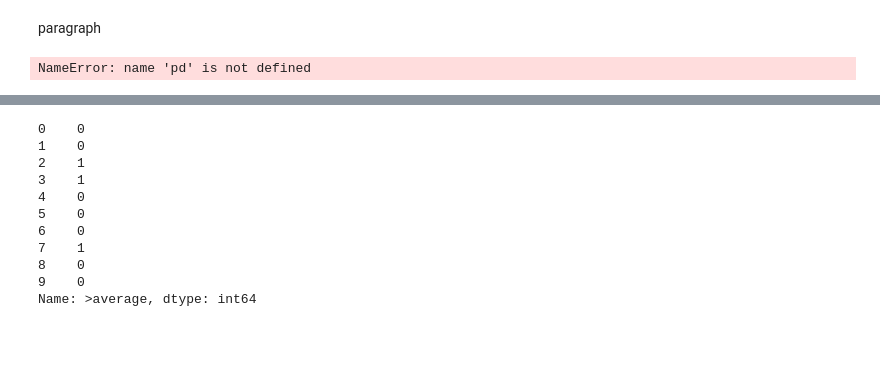
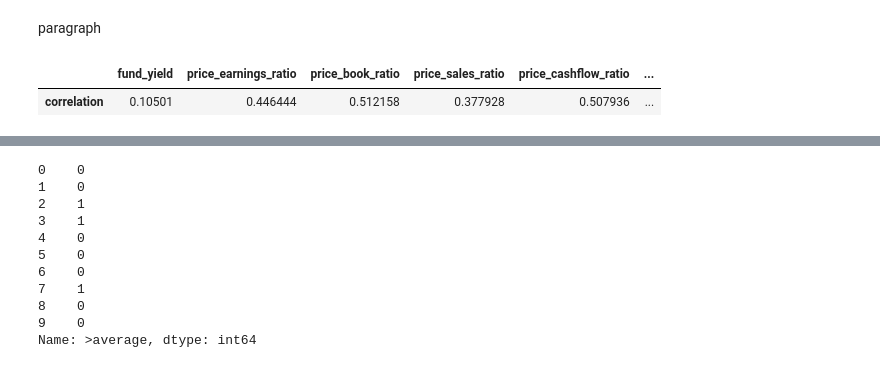
Before and after one commit to ctr48/Info2950FinalProject, a Jupyter notebook: May11V1.ipynb, the cells around one changed output, grey strips where cells are left out. Saved outputs shown, nothing was run; the diff lists cells and outputs as text; code cells hidden in the pictures; blank space fills up the shorter version.

```diff
--- a/May11V1.ipynb
+++ b/May11V1.ipynb
@@ -809,42 +869,45 @@ paragraph
 df_mf_highest_corrs=pd.DataFrame(index=['correlation'])
 df_etf_highest_corrs=pd.DataFrame(index=['correlation'])
 # %%
-mf_joined=pd.merge(df_mf,df_mf_ratios).merge(df_mf_stats)
-etf_joined=pd.merge(df_etf,df_etf_ratios).merge(df_etf_stats)
+#mf_joined=pd.merge(df_mf,df_mf_ratios).merge(df_mf_stats)
+#etf_joined=pd.merge(df_etf,df_etf_ratios).merge(df_etf_stats)
 predictors=['fund_yield',
             'fund_net_annual_expense_ratio',
             'price_earnings_ratio',
             'price_book_ratio',
             'price_sales_ratio',
             'price_cashflow_ratio',
             'fund_sharpe_ratio_3years',
             'fund_sharpe_ratio_5years',
             'fund_sharpe_ratio_10years',
             'fund_alpha_3years',
             'fund_alpha_5years',
             'fund_alpha_10years',
             'fund_treynor_ratio_3years',
             'fund_treynor_ratio_5years',
             'fund_treynor_ratio_10years',
            ]
 
-mf_corrz=bootstrap_correlations(mf_joined,predictors,'fund_return_ytd',50,30)
-etf_corrz=bootstrap_correlations(etf_joined,predictors,'fund_return_ytd',50,30)
+for predictor in predictors:
+    fresh_mf=df_mf2
+    mfcorr=bootstrap_correlations(fresh_mf,[predictor],'fund_return_ytd',50,30)
+    filter_correlations(mfcorr,df_mf_highest_corrs)
 
-
-filter_correlations(mf_corrz,df_mf_highest_corrs)
-filter_correlations(etf_corrz,df_etf_highest_corrs)
+    fresh_etf=df_etf2
+    etfcorr=bootstrap_correlations(fresh_etf,[predictor],'fund_return_ytd',50,30)
+    filter_correlations(etfcorr,df_etf_highest_corrs)
 
 '''
 corr_visualize(mf_vars,.4,'Correlation with fund_return_ytd - MFs',10)
 plt.show()
 print('\n')
 corr_visualize(etf_vars,.2,'Correlation with fund_return_ytd - ETFs',10)
 '''
 
-df_mf_highest_corrs.head(0)
+df_mf_highest_corrs.head(10)
 # %% [output]
-NameError: name 'pd' is not defined
+|  | fund_yield | price_earnings_ratio | price_book_ratio | price_sales_ratio | price_cashflow_ratio | ... |
+| correlation | 0.10501 | 0.446444 | 0.512158 | 0.377928 | 0.507936 | ... |
 # %%
 df_etf_highest_corrs.head(30)
 # %% [output]
```
Also changed, not shown: parts of 54 cells of this notebook.
